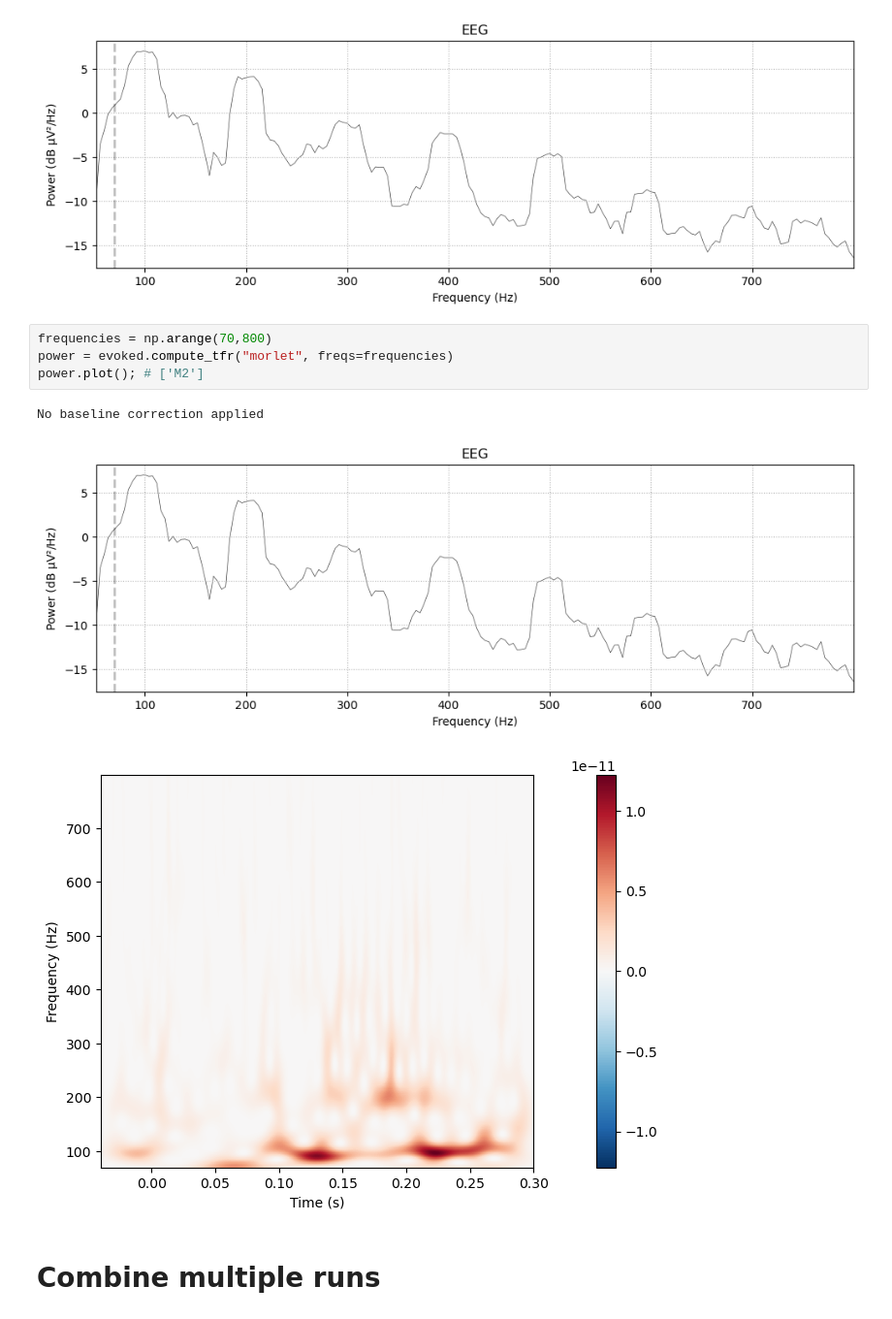
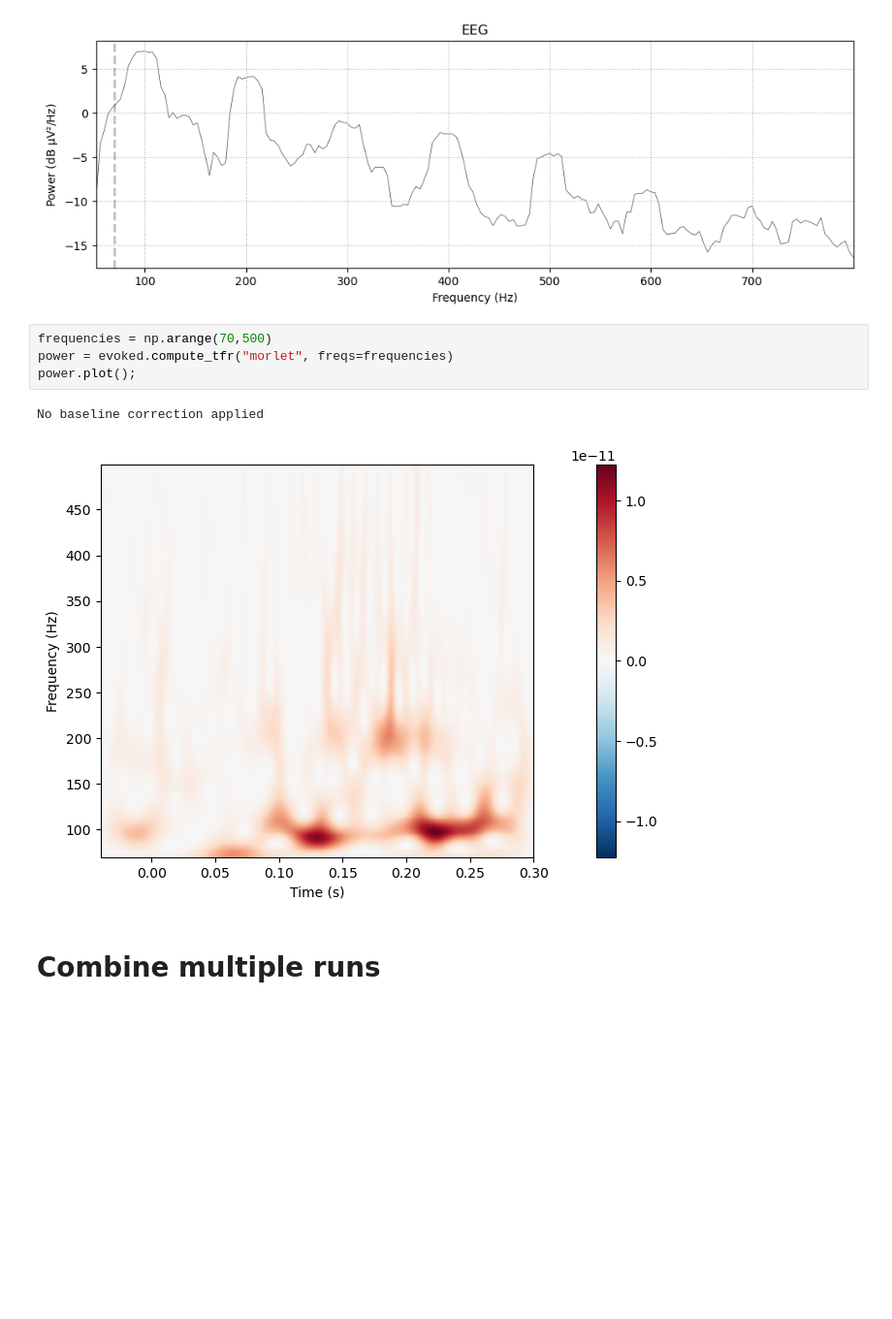
Before and after one commit to sitek/EAM1-FFR, a Jupyter notebook: ffr_processing_mne.ipynb, the cells around one changed output. Shown at 97% size. Drawn from its saved outputs; the diff is of its cells as text; blank space fills up the shorter version.

Commit message:
updated plots and added stim-resp corr

```diff
--- a/ffr_processing_mne.ipynb
+++ b/ffr_processing_mne.ipynb
@@ -241,13 +241,12 @@ Plotting power spectral density (dB=True).
 Need more than one channel to make topography for eeg. Disabling interactivity.
 [figure]
 # %%
-frequencies = np.arange(70,800)
+frequencies = np.arange(70,500)
 power = evoked.compute_tfr("morlet", freqs=frequencies)
-power.plot(); # ['M2']
+power.plot();
 # %% [output]
 No baseline correction applied
-[figure, old version]
+[figure, new version]
-[figure, removed]
 # %% [markdown]
 # Combine multiple runs
 # %%
```
Also changed, not shown: parts of 28 cells of this notebook.
